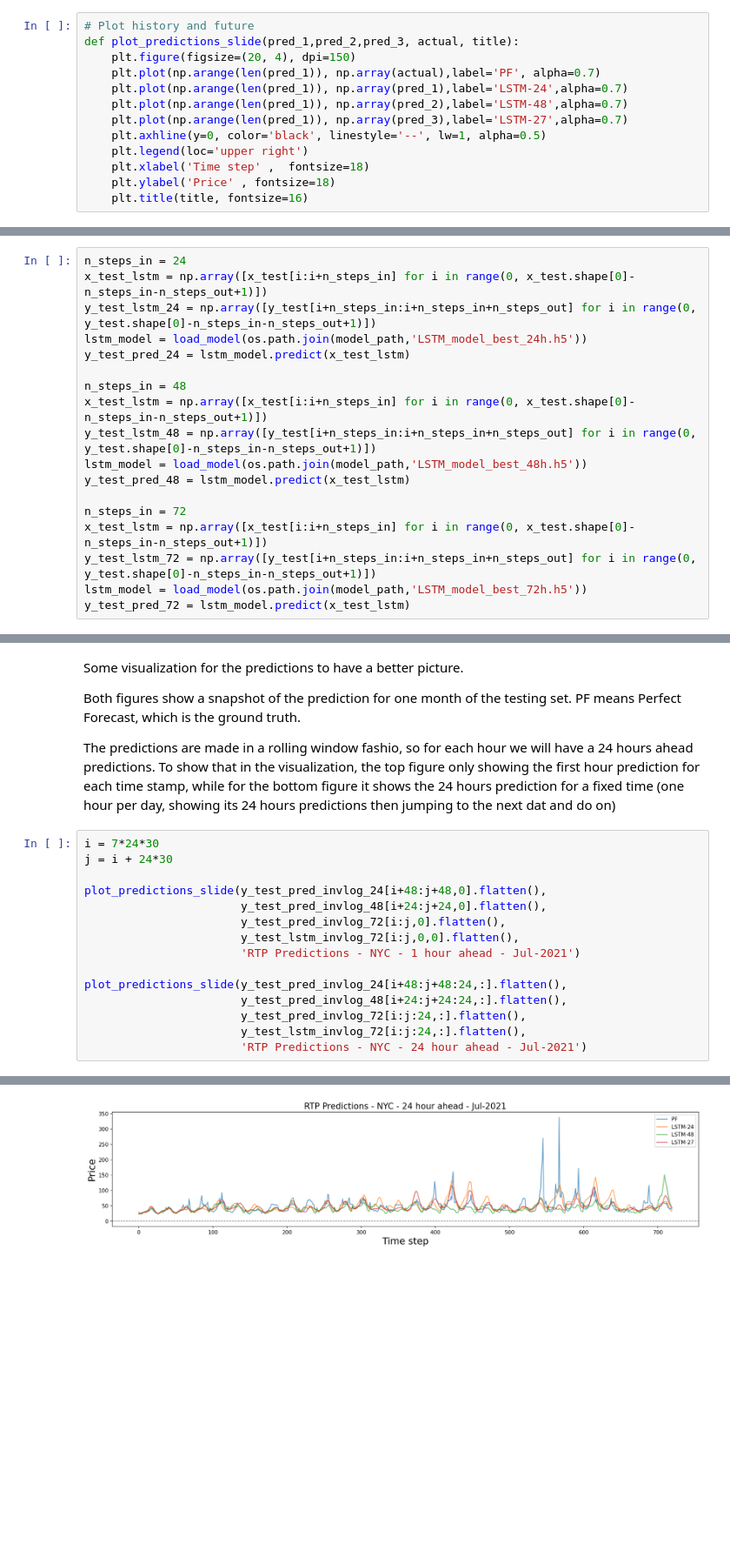
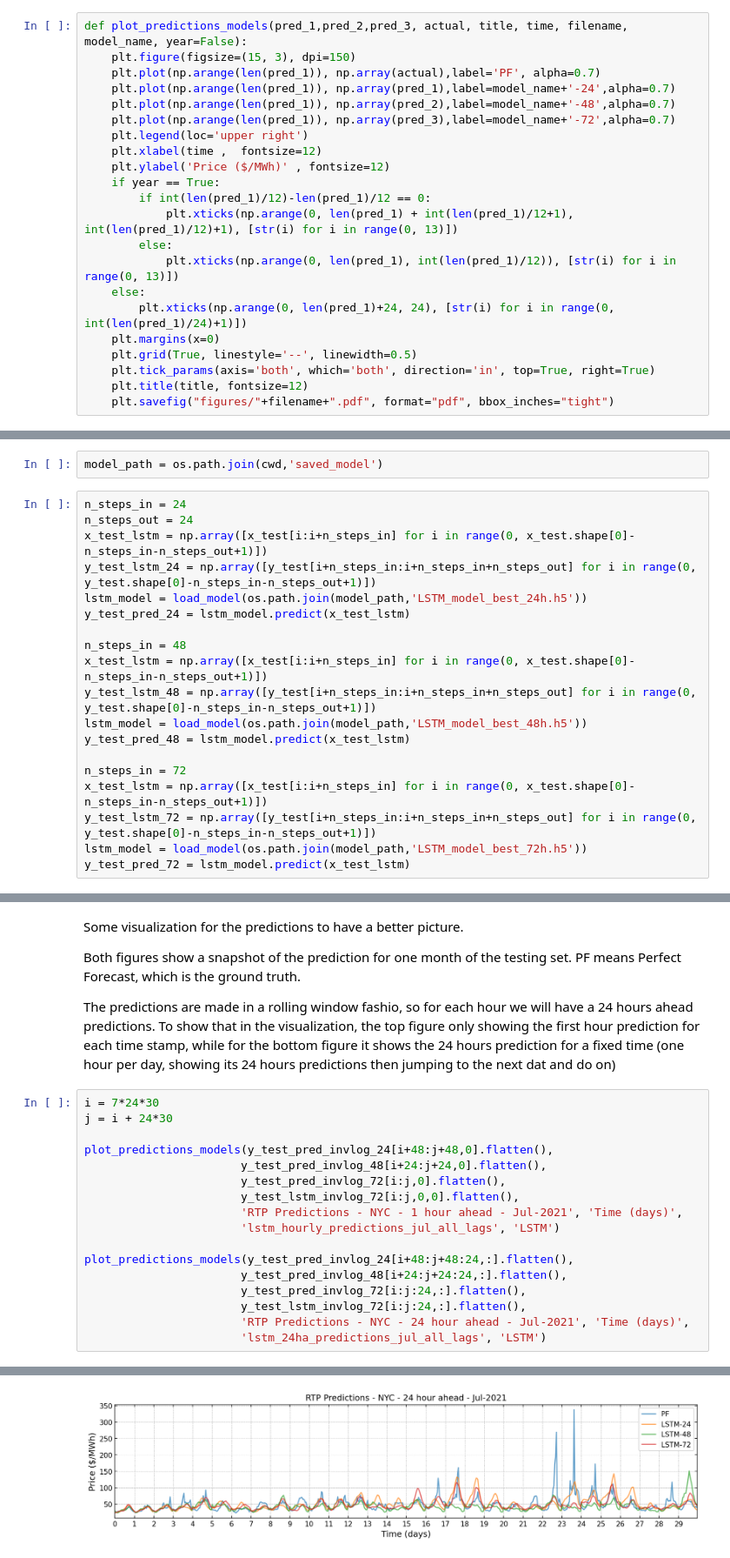
Before and after one commit to nhartz24/EAEE_E4000_Final_Project_RTP_Prediction, a Jupyter notebook: LSTM_model.ipynb, the cells around one changed output, grey strips where cells are left out. Shown: that part at 87% size. Drawn from its saved outputs; the diff is of its cells as text; blank space fills up the shorter version.

Commit message:
updating figures

```diff
--- a/LSTM_model.ipynb
+++ b/LSTM_model.ipynb
@@ -56,16 +45,25 @@ def plot_predictions(pred, actual, title):
 # %%
-# Plot history and future
-def plot_predictions_slide(pred_1,pred_2,pred_3, actual, title):
-    plt.figure(figsize=(20, 4), dpi=150)
+def plot_predictions_models(pred_1,pred_2,pred_3, actual, title, time, filename, model_name, year=False):
+    plt.figure(figsize=(15, 3), dpi=150)
     plt.plot(np.arange(len(pred_1)), np.array(actual),label='PF', alpha=0.7)
-    plt.plot(np.arange(len(pred_1)), np.array(pred_1),label='LSTM-24',alpha=0.7)
-    plt.plot(np.arange(len(pred_1)), np.array(pred_2),label='LSTM-48',alpha=0.7)
-    plt.plot(np.arange(len(pred_1)), np.array(pred_3),label='LSTM-27',alpha=0.7)
-    plt.axhline(y=0, color='black', linestyle='--', lw=1, alpha=0.5)
+    plt.plot(np.arange(len(pred_1)), np.array(pred_1),label=model_name+'-24',alpha=0.7)
+    plt.plot(np.arange(len(pred_1)), np.array(pred_2),label=model_name+'-48',alpha=0.7)
+    plt.plot(np.arange(len(pred_1)), np.array(pred_3),label=model_name+'-72',alpha=0.7)
     plt.legend(loc='upper right')
-    plt.xlabel('Time step' ,  fontsize=18)
-    plt.ylabel('Price' , fontsize=18)
-    plt.title(title, fontsize=16)
+    plt.xlabel(time ,  fontsize=12)
+    plt.ylabel('Price ($/MWh)' , fontsize=12)
+    if year == True:
+        if int(len(pred_1)/12)-len(pred_1)/12 == 0:
+            plt.xticks(np.arange(0, len(pred_1) + int(len(pred_1)/12+1), int(len(pred_1)/12)+1), [str(i) for i in range(0, 13)])
+        else:
+            plt.xticks(np.arange(0, len(pred_1), int(len(pred_1)/12)), [str(i) for i in range(0, 13)])
+    else:
+        plt.xticks(np.arange(0, len(pred_1)+24, 24), [str(i) for i in range(0, int(len(pred_1)/24)+1)])
+    plt.margins(x=0)
+    plt.grid(True, linestyle='--', linewidth=0.5)
+    plt.tick_params(axis='both', which='both', direction='in', top=True, right=True)
+    plt.title(title, fontsize=12)
+    plt.savefig("figures/"+filename+".pdf", format="pdf", bbox_inches="tight")
 # %%
 #zones = ['CAPITL', 'CENTRL', 'DUNWOD', 'GENESE', 'HUD VL', 'LONGIL',
 #         'MHK VL', 'MILLWD', 'N.Y.C.', 'NORTH', 'WEST']
@@ -395,8 +393,11 @@ Epoch 45/50
 ### Evaluate
 # %% [markdown]
 Now, after we have trained and saved the best model for the three versions, we will evaluate them using the testing set
+# %%
+model_path = os.path.join(cwd,'saved_model')
 # %%
 n_steps_in = 24
+n_steps_out = 24
 x_test_lstm = np.array([x_test[i:i+n_steps_in] for i in range(0, x_test.shape[0]-n_steps_in-n_steps_out+1)])
 y_test_lstm_24 = np.array([y_test[i+n_steps_in:i+n_steps_in+n_steps_out] for i in range(0, y_test.shape[0]-n_steps_in-n_steps_out+1)])
 lstm_model = load_model(os.path.join(model_path,'LSTM_model_best_24h.h5'))
@@ -522,15 +475,17 @@ The predictions are made in a rolling window fashio, so for each hour we will ha
 i = 7*24*30
 j = i + 24*30
 
-plot_predictions_slide(y_test_pred_invlog_24[i+48:j+48,0].flatten(),
+plot_predictions_models(y_test_pred_invlog_24[i+48:j+48,0].flatten(),
                        y_test_pred_invlog_48[i+24:j+24,0].flatten(),
                        y_test_pred_invlog_72[i:j,0].flatten(),
                        y_test_lstm_invlog_72[i:j,0,0].flatten(),
-                       'RTP Predictions - NYC - 1 hour ahead - Jul-2021')
+                       'RTP Predictions - NYC - 1 hour ahead - Jul-2021', 'Time (days)',
+                       'lstm_hourly_predictions_jul_all_lags', 'LSTM')
 
-plot_predictions_slide(y_test_pred_invlog_24[i+48:j+48:24,:].flatten(),
+plot_predictions_models(y_test_pred_invlog_24[i+48:j+48:24,:].flatten(),
                        y_test_pred_invlog_48[i+24:j+24:24,:].flatten(),
                        y_test_pred_invlog_72[i:j:24,:].flatten(),
                        y_test_lstm_invlog_72[i:j:24,:].flatten(),
-                       'RTP Predictions - NYC - 24 hour ahead - Jul-2021')
+                       'RTP Predictions - NYC - 24 hour ahead - Jul-2021', 'Time (days)',
+                       'lstm_24ha_predictions_jul_all_lags', 'LSTM')
 # %% [output]
@@ -538,4 +493,4 @@ plot_predictions_slide(y_test_pred_invlog_24[i+48:j+48:24,:].flatten(),
-[figure, old version]
+[figure, new version]
 # %%
 i = 0*24*30
 j = i + 24*30
```
Also changed, not shown: parts of 6 cells of this notebook, 33 other files.
